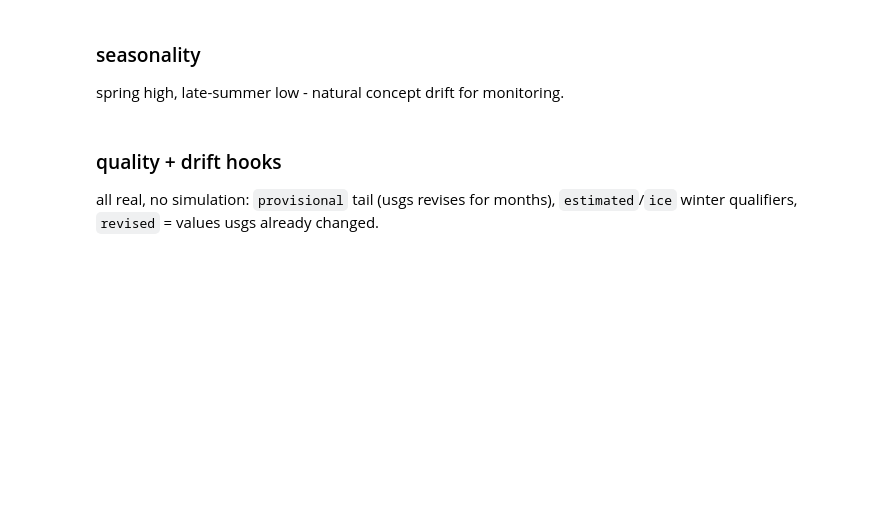
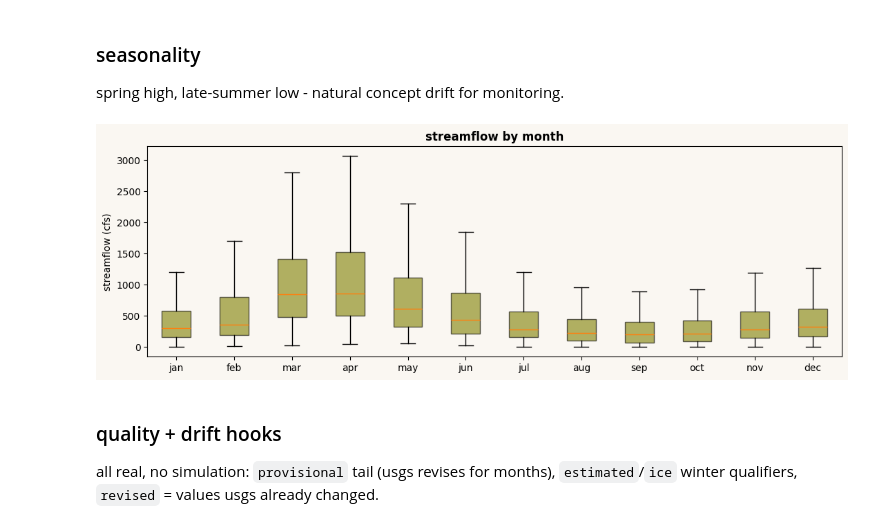
Before and after one commit to babnigg/streamflow-mlops, a Jupyter notebook: notebooks/01_eda.ipynb, the cells around one changed output. Saved outputs shown, nothing was run; the diff lists cells and outputs as text; code cells hidden in the pictures; blank space fills up the shorter version.

```diff
--- a/notebooks/01_eda.ipynb
+++ b/notebooks/01_eda.ipynb
@@ -62,13 +88,15 @@ plt.tight_layout(); plt.show()
 spring high, late-summer low - natural concept drift for monitoring.
 # %%
 d["month"] = d.date.dt.month
-monthly = [d[d.month == m].discharge_cfs.values for m in range(1, 13)]
+monthly = [d[d.month == m].streamflow_cfs.values for m in range(1, 13)]
 fig, ax = plt.subplots(figsize=(11, 3.8))
 bp = ax.boxplot(monthly, showfliers=False, patch_artist=True)
 for box in bp["boxes"]: box.set(facecolor=olive, alpha=0.6)
 ax.set_xticklabels(["jan","feb","mar","apr","may","jun","jul","aug","sep","oct","nov","dec"])
-ax.set_ylabel("discharge (cfs)"); ax.set_title("discharge by month", weight="bold")
+ax.set_ylabel("streamflow (cfs)"); ax.set_title("streamflow by month", weight="bold")
 plt.tight_layout(); plt.show()
+# %% [output]
+[figure, added]
 # %% [markdown]
 ### quality + drift hooks
 all real, no simulation: `provisional` tail (usgs revises for months), `estimated`/`ice` winter qualifiers, `revised` = values usgs already changed.
```
Also changed, not shown: parts of 10 cells of this notebook, 8 other files.
